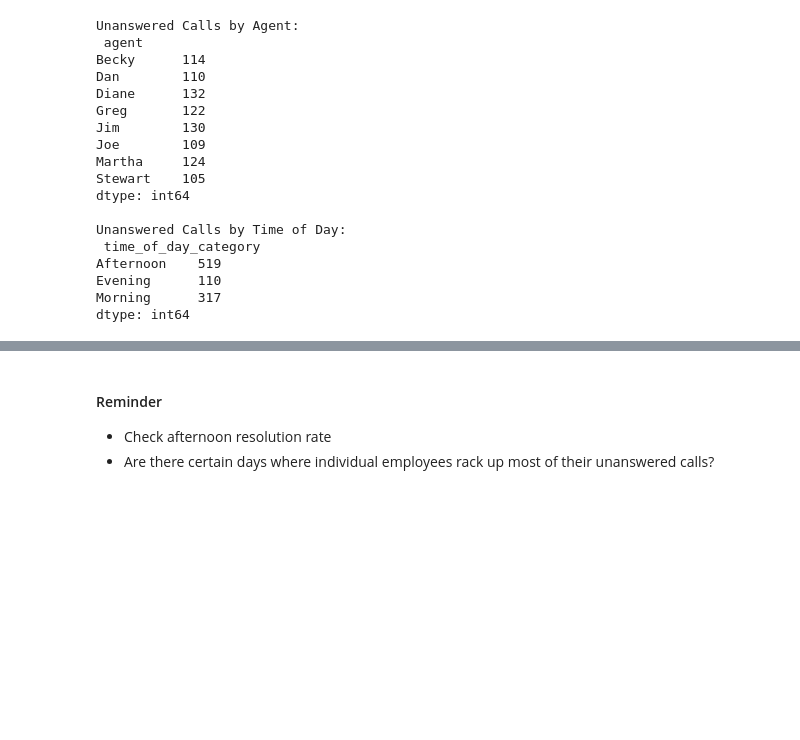
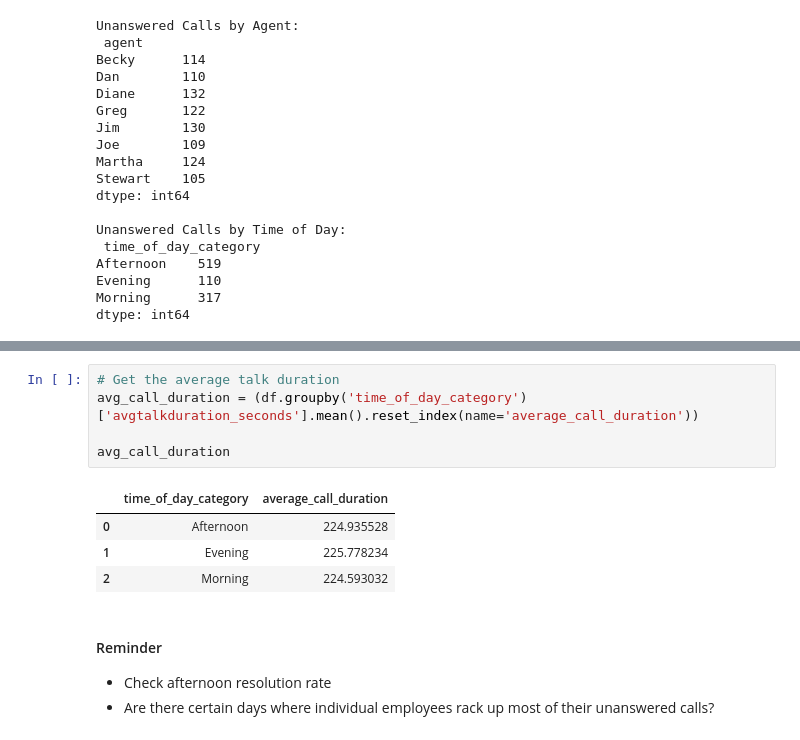
Before and after one commit to daveysull/PFDA, a Jupyter notebook: project/project.ipynb, the cells around one changed output, grey strips where cells are left out. Cells and saved outputs as stored; diff of their text form; blank space fills up the shorter version.

```diff
--- a/project/project.ipynb
+++ b/project/project.ipynb
@@ -327,3 +308,13 @@ df.head()
+# %%
+# Get the average talk duration
+avg_call_duration = (df.groupby('time_of_day_category')['avgtalkduration_seconds'].mean().reset_index(name='average_call_duration'))
+
+avg_call_duration
+# %% [output]
+|  | time_of_day_category | average_call_duration |
+| 0 | Afternoon | 224.935528 |
+| 1 | Evening | 225.778234 |
+| 2 | Morning | 224.593032 |
 # %% [markdown]
 #### Reminder
 
```
Also changed, not shown: parts of 11 cells of this notebook.
